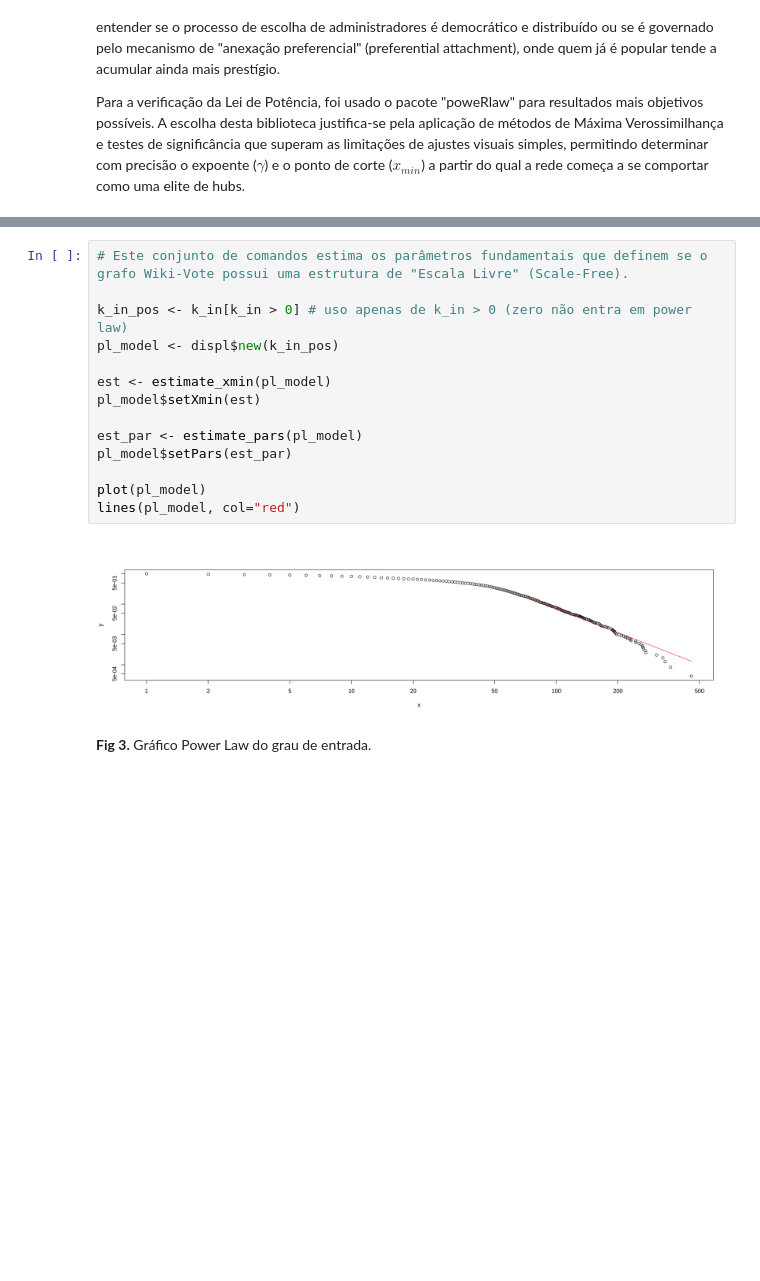
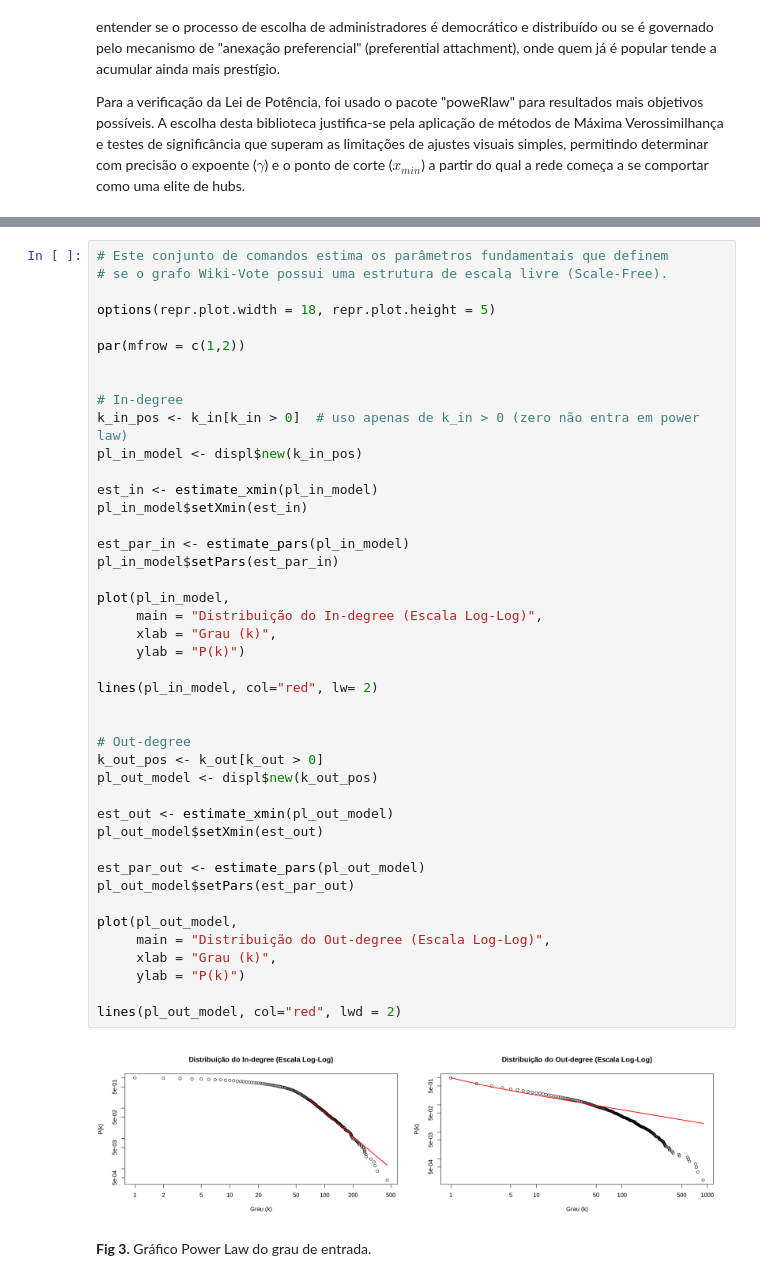
Before and after one commit to marinasantiago1718/WikipediaGraph, a Jupyter notebook: wikiVote.ipynb, the cells around one changed output, grey strips where cells are left out. Drawn from its saved outputs; the diff is of its cells as text; blank space fills up the shorter version.

```diff
--- a/wikiVote.ipynb
+++ b/wikiVote.ipynb
@@ -376,19 +359,48 @@ also installing the dependency ‘pracma’
 # %%
-# Este conjunto de comandos estima os parâmetros fundamentais que definem se o grafo Wiki-Vote possui uma estrutura de "Escala Livre" (Scale-Free).
+# Este conjunto de comandos estima os parâmetros fundamentais que definem
+# se o grafo Wiki-Vote possui uma estrutura de escala livre (Scale-Free).
 
-k_in_pos <- k_in[k_in > 0] # uso apenas de k_in > 0 (zero não entra em power law)
-pl_model <- displ$new(k_in_pos)
+options(repr.plot.width = 18, repr.plot.height = 5)
 
-est <- estimate_xmin(pl_model)
-pl_model$setXmin(est)
+par(mfrow = c(1,2))
 
-est_par <- estimate_pars(pl_model)
-pl_model$setPars(est_par)
 
-plot(pl_model)
-lines(pl_model, col="red")
+# In-degree
+k_in_pos <- k_in[k_in > 0]  # uso apenas de k_in > 0 (zero não entra em power law)
+pl_in_model <- displ$new(k_in_pos)
+
+est_in <- estimate_xmin(pl_in_model)
+pl_in_model$setXmin(est_in)
+
+est_par_in <- estimate_pars(pl_in_model)
+pl_in_model$setPars(est_par_in)
+
+plot(pl_in_model,
+     main = "Distribuição do In-degree (Escala Log-Log)",
+     xlab = "Grau (k)",
+     ylab = "P(k)")
+
+lines(pl_in_model, col="red", lw= 2)
+
+
+# Out-degree
+k_out_pos <- k_out[k_out > 0]
+pl_out_model <- displ$new(k_out_pos)
+
+est_out <- estimate_xmin(pl_out_model)
+pl_out_model$setXmin(est_out)
+
+est_par_out <- estimate_pars(pl_out_model)
+pl_out_model$setPars(est_par_out)
+
+plot(pl_out_model,
+     main = "Distribuição do Out-degree (Escala Log-Log)",
+     xlab = "Grau (k)",
+     ylab = "P(k)")
+
+lines(pl_out_model, col="red", lwd = 2)
 # %% [output]
-[figure, old version]
+[figure, new version]
 # %% [markdown]
 **Fig 3.** Gráfico Power Law do grau de entrada.
 # %% [markdown]
```
Also changed, not shown: parts of 8 cells of this notebook.
